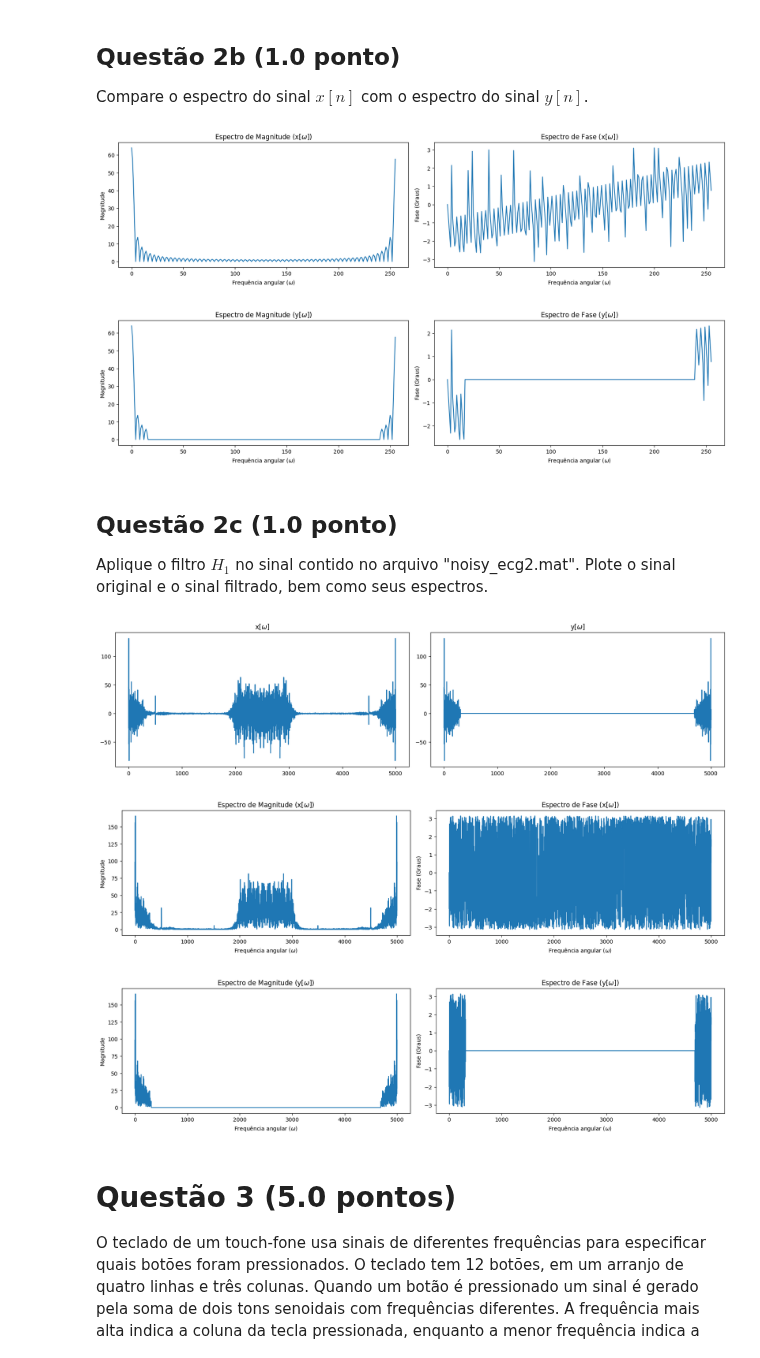
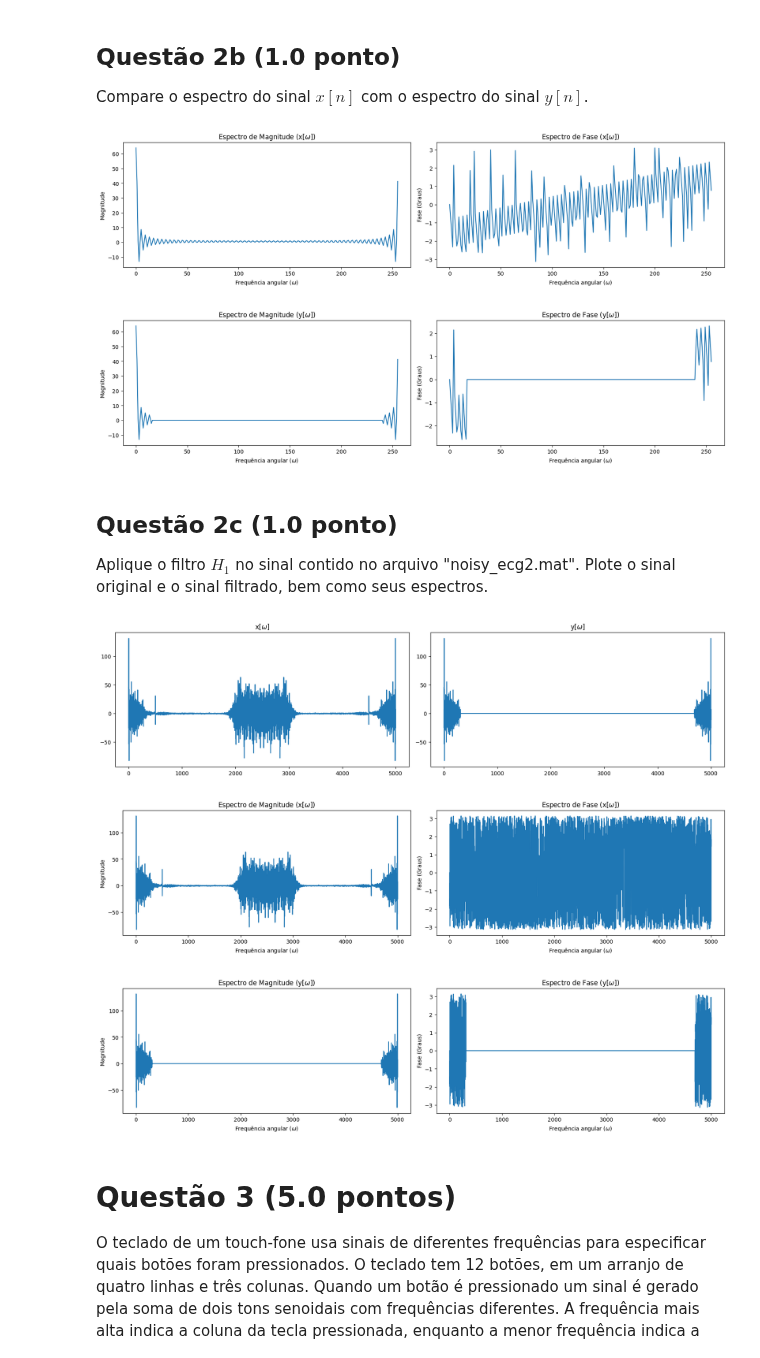
Before and after one commit to akaTsunemori/signal-processing-studies, a Jupyter notebook: projeto-3/projeto3.ipynb, the cells around one changed output. Cells and saved outputs as stored; diff of their text form; code cells hidden in the pictures.

Commit message:
p3 - replace abs() with np.real()

```diff
--- a/projeto-3/projeto3.ipynb
+++ b/projeto-3/projeto3.ipynb
@@ -149,15 +149,15 @@ Através da comparação entre os sinais $x[n]$ em azul, e $y[n]$ em laranja, co
 
 Compare o espectro do sinal $x\left[n\right]$ com o espectro do sinal $y\left[n\right]$.
 # %%
-x_mag = abs(x_w)
+x_mag = np.real(x_w)
 x_phase = np.angle(x_w)
-y_mag = abs(y_w)
+y_mag = np.real(y_w)
 y_phase = np.angle(y_w)
 plot_freq_response(x_mag, x_phase, 'x')
 plot_freq_response(y_mag, y_phase, 'y')
 # %% [output]
-[figure, old version]
+[figure, new version]
-[figure, old version]
+[figure, new version]
 # %% [markdown]
 ## Questão 2c (1.0  ponto)
 
@@ -165,26 +165,26 @@ Aplique o filtro $H_1$ no sinal contido no arquivo "noisy_ecg2.mat". Plote o sin
 # %%
 signal = sp.io.loadmat('noisy_ecg_data_2.mat')['noisy_ecg2'].ravel()
 x_w = sp.fftpack.fft(signal) # Fast Fourier Transform do módulo scipy
 f_o = len(signal) * (1/16) # Frequência de corte
 y_w = h(x_w, f_o)
 # Espectros de Magnitude e Fase de x[w] e y[w]
-x_mag = abs(x_w)
+x_mag = np.real(x_w)
 x_phase = np.angle(x_w)
-y_mag = abs(y_w)
+y_mag = np.real(y_w)
 y_phase = np.angle(y_w)
 # Plotar x[w], y[w] e seus espectros
 fig, ax = plt.subplots(nrows=1, ncols=2, figsize=(16, 4), layout='constrained')
 ax[0].plot(np.real(x_w))
 plt.setp(ax[0], title='x[$\omega$]')
 ax[1].plot(np.real(y_w))
 plt.setp(ax[1], title='y[$\omega$]')
 plt.show()
 plot_freq_response(x_mag, x_phase, 'x')
 plot_freq_response(y_mag, y_phase, 'y')
 # %% [output]
 [figure]
-[figure, old version]
+[figure, new version]
-[figure, old version]
+[figure, new version]
 # %% [markdown]
 # Questão 3 (5.0 pontos)
 
```
Also changed, not shown: parts of 1 cell of this notebook.
